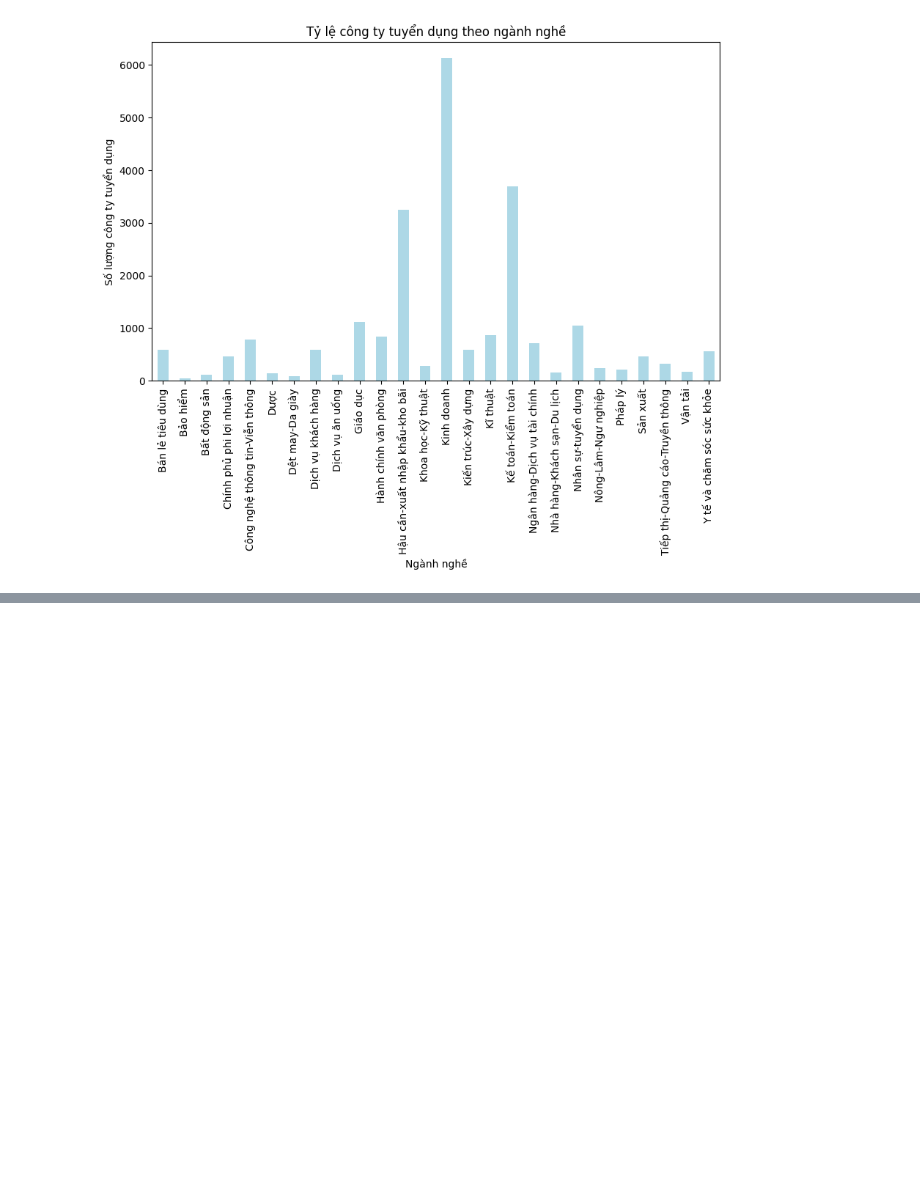
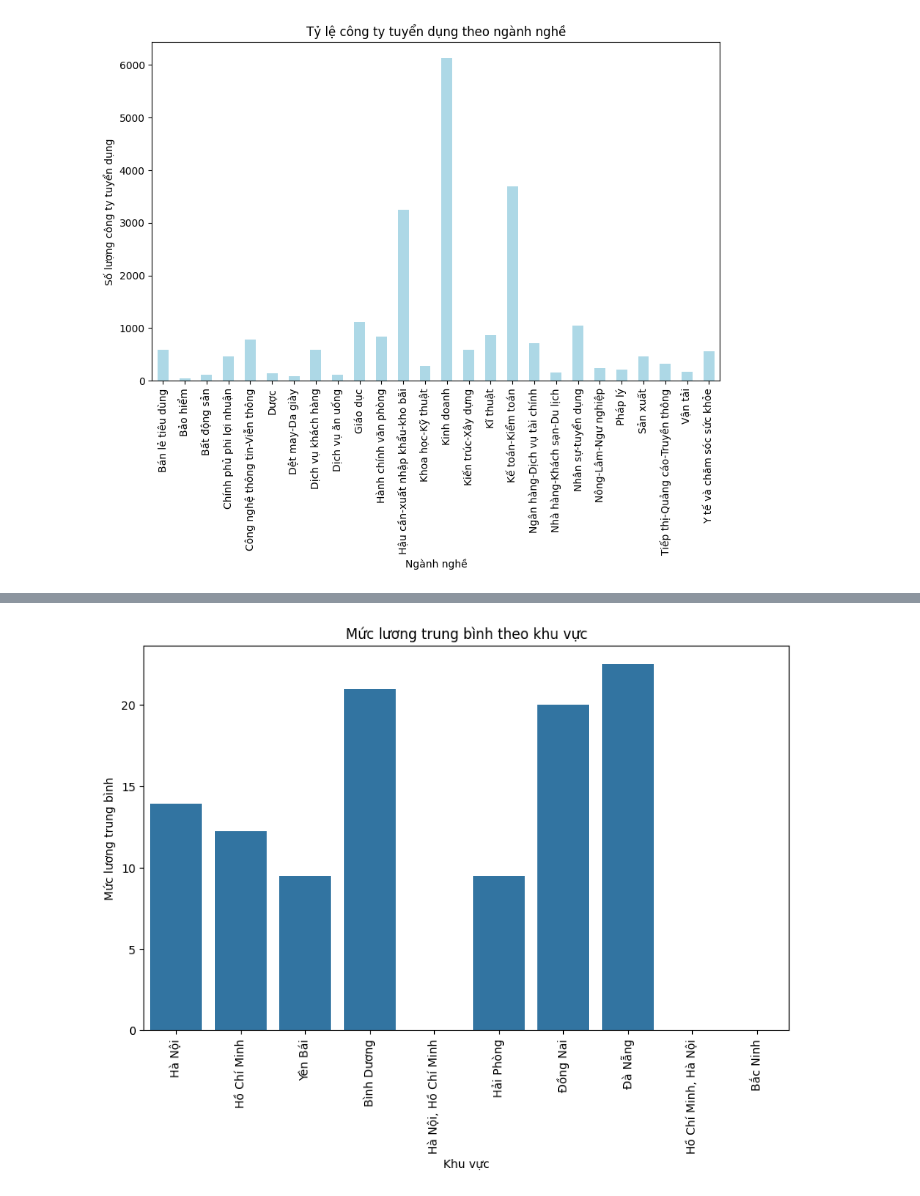
Before and after one commit to dodangquyen22/Analyst-Job, a Jupyter notebook: Job_analyst-checkpoint.ipynb, the cells around one changed output, grey strips where cells are left out. Cells and saved outputs as stored; diff of their text form; code cells hidden in the pictures; blank space fills up the shorter version.

```diff
--- a/Job_analyst-checkpoint.ipynb
+++ b/Job_analyst-checkpoint.ipynb
@@ -269,0 +273,18 @@ plt.show()
+# %%
+# Tính mức lương trung bình theo khu vực
+average_salary_by_region = df_all.groupby('locations')[['salary_min', 'salary_max']].mean().reset_index().head(10)
+average_salary_by_region['average_salary'] = (average_salary_by_region['salary_min'] + average_salary_by_region['salary_max']) / 2
+
+# Chọn 10 khu vực có mức lương trung bình cao nhất
+top_average_salary_by_region = average_salary_by_region.nlargest(10, 'average_salary')
+job_counts_by_region = df_all['locations'].value_counts().head(10)
+# Vẽ biểu đồ mức lương trung bình theo khu vực
+plt.figure(figsize=(10, 6))
+sns.barplot(y=average_salary_by_region['average_salary'].values, x=job_counts_by_region.index)
+plt.title('Mức lương trung bình theo khu vực')
+plt.xlabel('Khu vực')
+plt.ylabel('Mức lương trung bình')
+plt.xticks(rotation=90)
+plt.show()
+# %% [output]
+[figure, added]
```
Also changed, not shown: parts of 4 cells of this notebook.
